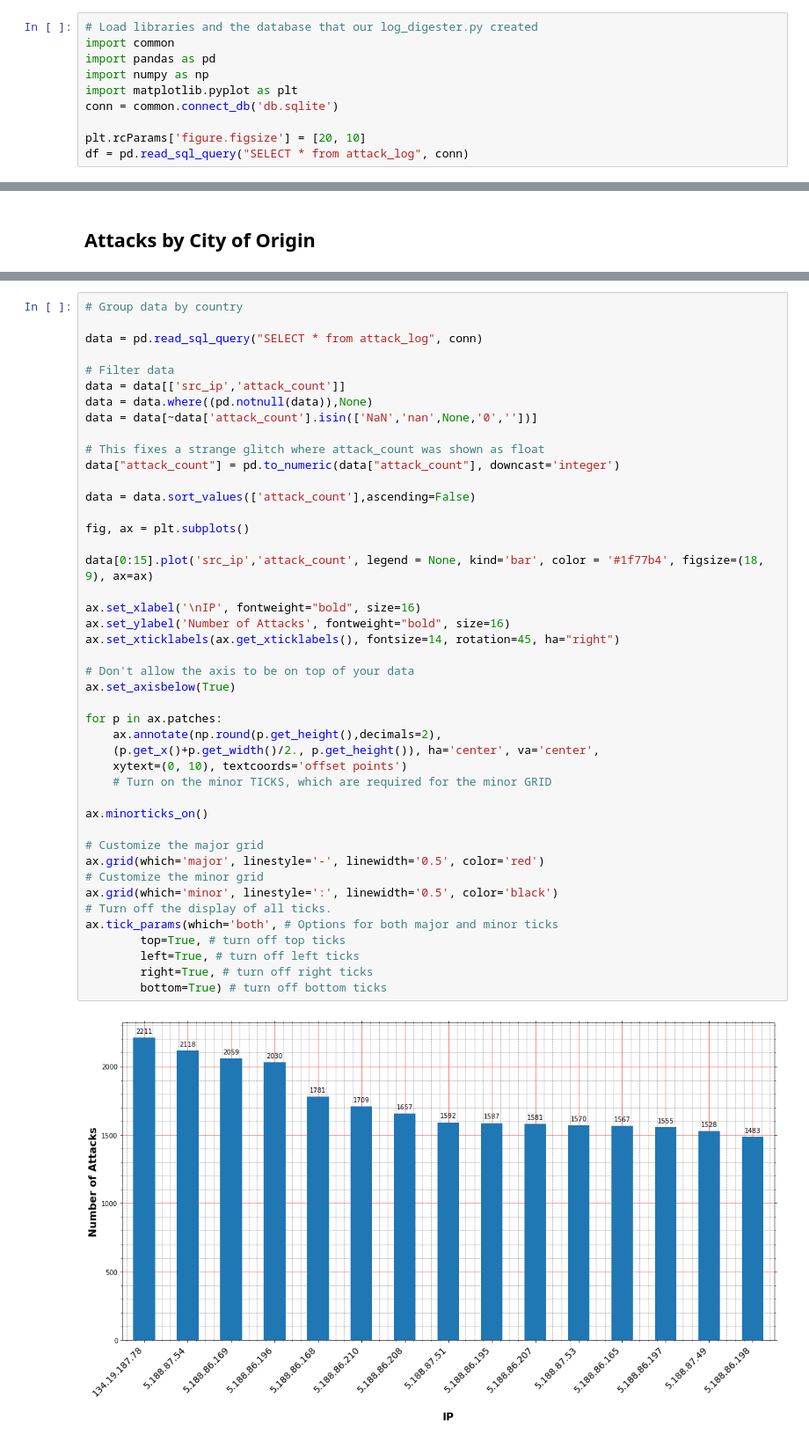
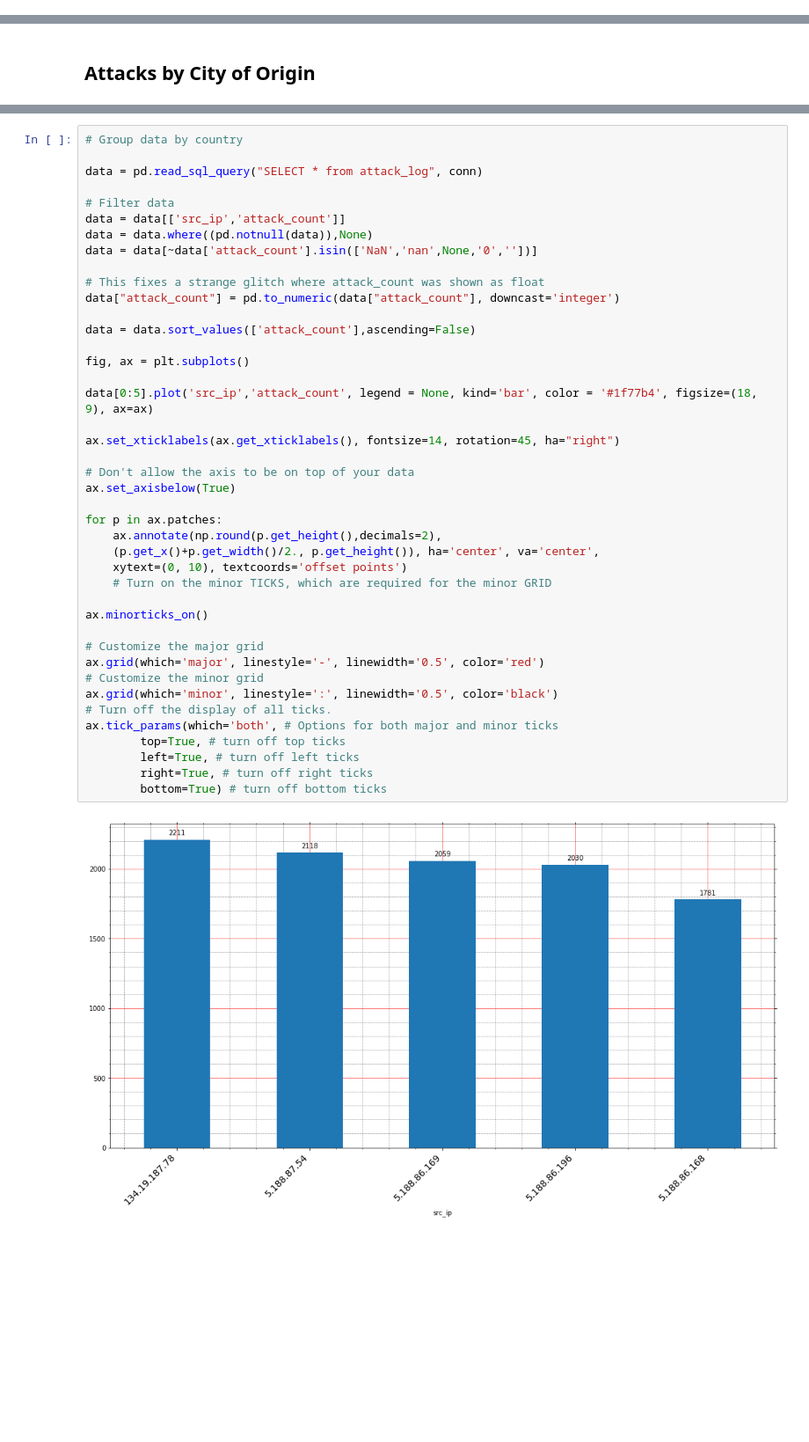
Before and after one commit to ranguli/ip, a Jupyter notebook: IP.ipynb, the cells around one changed output, grey strips where cells are left out. Shown: that part at 88% size. Drawn from its saved outputs; the diff is of its cells as text; blank space fills up the shorter version.

```diff
--- a/IP.ipynb
+++ b/IP.ipynb
@@ -1,10 +0,0 @@
-# %%
-# Load libraries and the database that our log_digester.py created
-import common
-import pandas as pd
-import numpy as np
-import matplotlib.pyplot as plt
-conn = common.connect_db('db.sqlite')
-
-plt.rcParams['figure.figsize'] = [20, 10]
-df = pd.read_sql_query("SELECT * from attack_log", conn)
@@ -106,34 +134,32 @@ data["attack_count"] = pd.to_numeric(data["attack_count"], downcast='integer')
 
 data = data.sort_values(['attack_count'],ascending=False)
 
 fig, ax = plt.subplots()
 
-data[0:15].plot('src_ip','attack_count', legend = None, kind='bar', color = '#1f77b4', figsize=(18, 9), ax=ax)
+data[0:5].plot('src_ip','attack_count', legend = None, kind='bar', color = '#1f77b4', figsize=(18, 9), ax=ax)
 
-ax.set_xlabel('\nIP', fontweight="bold", size=16)
-ax.set_ylabel('Number of Attacks', fontweight="bold", size=16)
 ax.set_xticklabels(ax.get_xticklabels(), fontsize=14, rotation=45, ha="right")
 
 # Don't allow the axis to be on top of your data
 ax.set_axisbelow(True)
 
 for p in ax.patches:
     ax.annotate(np.round(p.get_height(),decimals=2),
     (p.get_x()+p.get_width()/2., p.get_height()), ha='center', va='center',
     xytext=(0, 10), textcoords='offset points')
     # Turn on the minor TICKS, which are required for the minor GRID
 
 ax.minorticks_on()
 
 # Customize the major grid
 ax.grid(which='major', linestyle='-', linewidth='0.5', color='red')
 # Customize the minor grid
 ax.grid(which='minor', linestyle=':', linewidth='0.5', color='black')
 # Turn off the display of all ticks.
 ax.tick_params(which='both', # Options for both major and minor ticks
         top=True, # turn off top ticks
         left=True, # turn off left ticks
         right=True, # turn off right ticks
         bottom=True) # turn off bottom ticks
 # %% [output]
-[figure, old version]
+[figure, new version]
```
Also changed, not shown: parts of 7 cells of this notebook, 5 other files.
